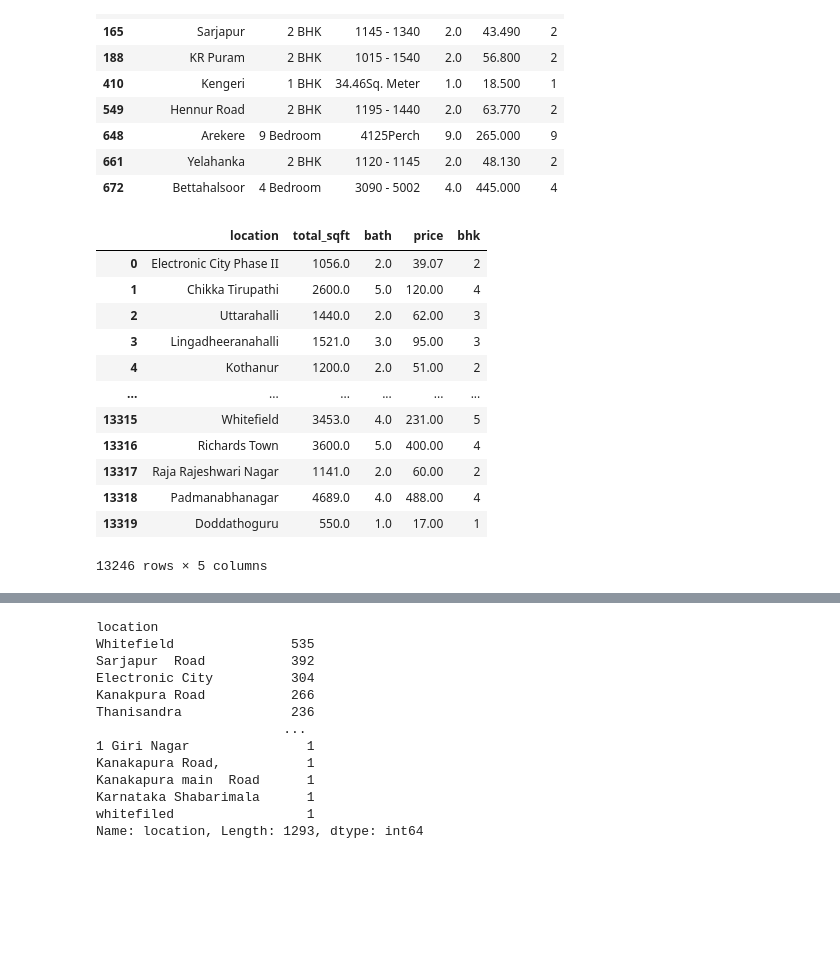
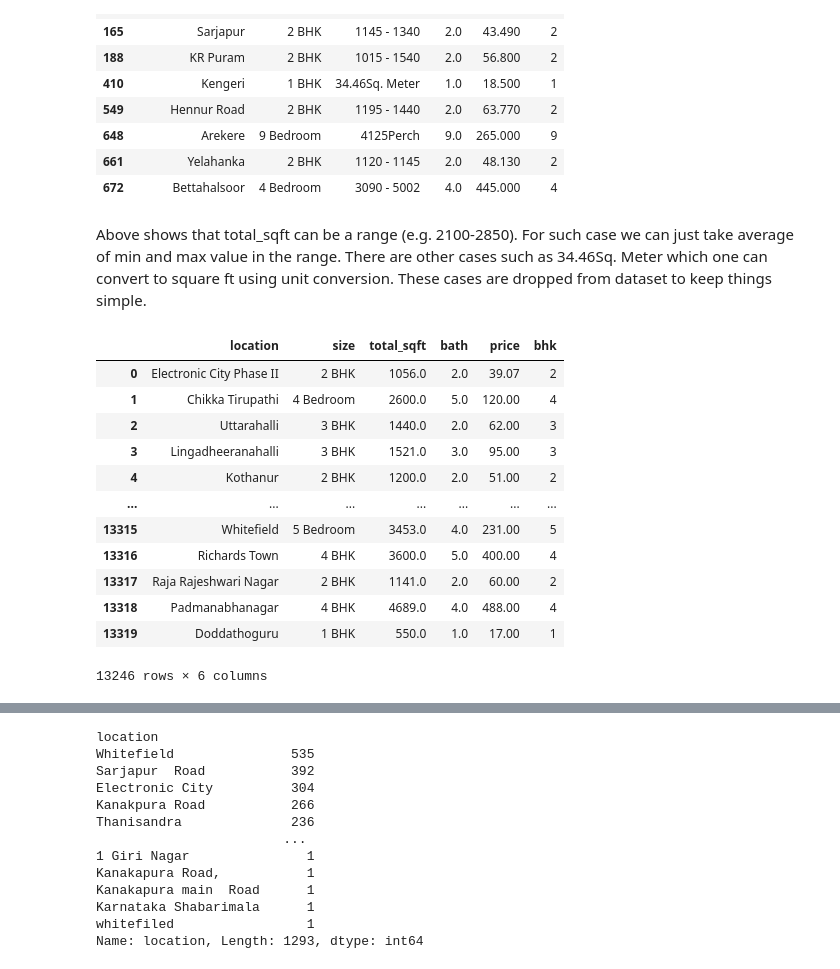
Before and after one commit to GokulPrakashK98/HousePredictionModel, a Jupyter notebook: Project.ipynb, the cells around one changed output, grey strips where cells are left out. Cells and saved outputs as stored; diff of their text form; code cells hidden in the pictures; blank space fills up the shorter version.

```diff
--- a/Project.ipynb
+++ b/Project.ipynb
@@ -117,6 +128,8 @@ df_house_price_3[~df_house_price_3['total_sqft'].apply(is_float)].head(10)
 | 648 | Arekere | 9 Bedroom | 4125Perch | 9.0 | 265.000 | 9 |
 | 661 | Yelahanka | 2 BHK | 1120 - 1145 | 2.0 | 48.130 | 2 |
 | 672 | Bettahalsoor | 4 Bedroom | 3090 - 5002 | 4.0 | 445.000 | 4 |
+# %% [markdown]
+Above shows that total_sqft can be a range (e.g. 2100-2850). For such case we can just take average of min and max value in the range. There are other cases such as 34.46Sq. Meter which one can convert to square ft using unit conversion. These cases are dropped from dataset to keep things simple.
 # %%
 # converting the range --> take the two nunmbers and give the average
 def convert_range(x):
@@ -130,19 +143,18 @@ def convert_range(x):
 # %%
 df_house_price_4 = df_house_price_3.copy() # deep copying te dataframe
 df_house_price_4['total_sqft'] = df_house_price_4['total_sqft'].apply(convert_range)
-df_house_price_4 = df_house_price_4.drop(["size"], axis=1)
 df_house_price_4
 # %% [output]
-|  | location | total_sqft | bath | price | bhk |
-| 0 | Electronic City Phase II | 1056.0 | 2.0 | 39.07 | 2 |
-| 1 | Chikka Tirupathi | 2600.0 | 5.0 | 120.00 | 4 |
-| 2 | Uttarahalli | 1440.0 | 2.0 | 62.00 | 3 |
-| 3 | Lingadheeranahalli | 1521.0 | 3.0 | 95.00 | 3 |
-| 4 | Kothanur | 1200.0 | 2.0 | 51.00 | 2 |
-| ... | ... | ... | ... | ... | ... |
-| 13315 | Whitefield | 3453.0 | 4.0 | 231.00 | 5 |
-| 13316 | Richards Town | 3600.0 | 5.0 | 400.00 | 4 |
-| 13317 | Raja Rajeshwari Nagar | 1141.0 | 2.0 | 60.00 | 2 |
-| 13318 | Padmanabhanagar | 4689.0 | 4.0 | 488.00 | 4 |
-| 13319 | Doddathoguru | 550.0 | 1.0 | 17.00 | 1 |
+|  | location | size | total_sqft | bath | price | bhk |
+| 0 | Electronic City Phase II | 2 BHK | 1056.0 | 2.0 | 39.07 | 2 |
+| 1 | Chikka Tirupathi | 4 Bedroom | 2600.0 | 5.0 | 120.00 | 4 |
+| 2 | Uttarahalli | 3 BHK | 1440.0 | 2.0 | 62.00 | 3 |
+| 3 | Lingadheeranahalli | 3 BHK | 1521.0 | 3.0 | 95.00 | 3 |
+| 4 | Kothanur | 2 BHK | 1200.0 | 2.0 | 51.00 | 2 |
+| ... | ... | ... | ... | ... | ... | ... |
+| 13315 | Whitefield | 5 Bedroom | 3453.0 | 4.0 | 231.00 | 5 |
+| 13316 | Richards Town | 4 BHK | 3600.0 | 5.0 | 400.00 | 4 |
+| 13317 | Raja Rajeshwari Nagar | 2 BHK | 1141.0 | 2.0 | 60.00 | 2 |
+| 13318 | Padmanabhanagar | 4 BHK | 4689.0 | 4.0 | 488.00 | 4 |
+| 13319 | Doddathoguru | 1 BHK | 550.0 | 1.0 | 17.00 | 1 |
-13246 rows × 5 columns
+13246 rows × 6 columns
```
Also changed, not shown: parts of 45 cells of this notebook.
